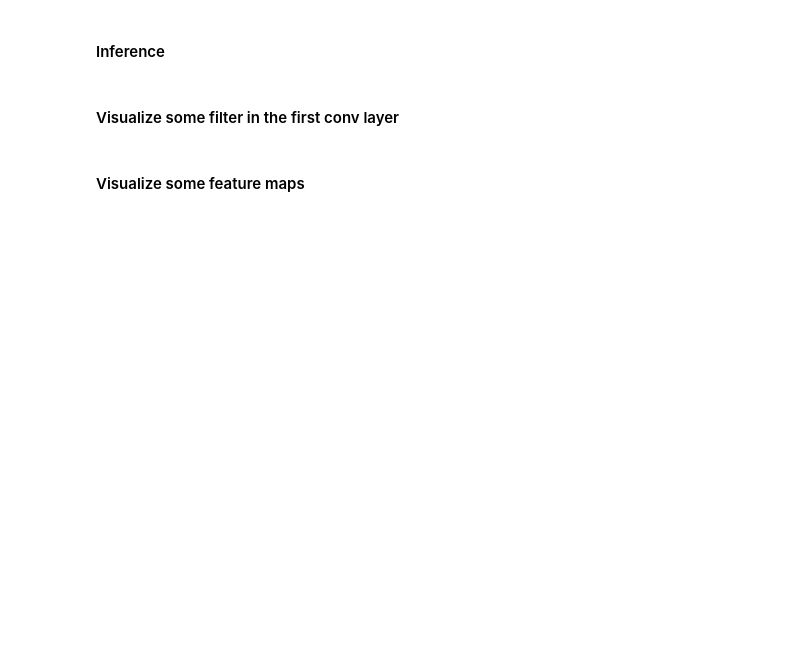
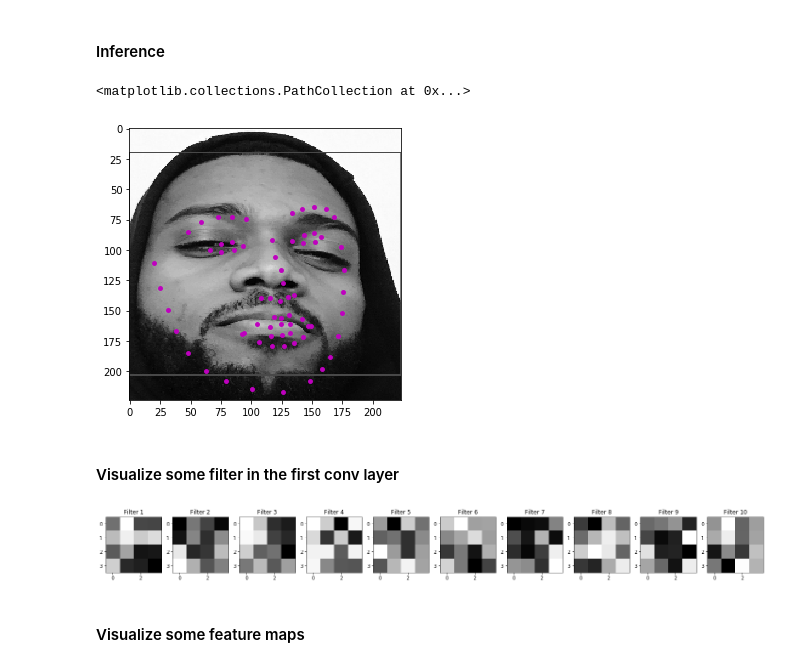
Before and after one commit to Mdhvince/Facial_Keypoints_Detection_CVND, a Jupyter notebook: inference.ipynb, the cells around one changed output. Cells and saved outputs as stored; diff of their text form; code cells hidden in the pictures; blank space fills up the shorter version.

```diff
--- a/inference.ipynb
+++ b/inference.ipynb
@@ -21,6 +23,8 @@ import torch.optim as optim
 # %% [markdown]
 #### Load model
 # %%
-model.load_state_dict(torch.load('/content/drive/My Drive/Colab Notebooks/P1_Facial_Keypoints/saved_models/model2.pt', map_location='cpu'))
+model = Net()
+
+model.load_state_dict(torch.load('saved_models/model2.pt', map_location='cpu'))
 model.eval()
 print("Model succefully loaded !")
@@ -111,41 +115,43 @@ model.cpu()
 # Predict keypoint
 for (x,y,w,h) in faces:
 
-    image_kpts = img_detection[y:y+h, x:x+w]
+    image_kpts = img_detection[y-90:y+h+90, x:x+w]
 
 
 image_kpts = cv2.resize(image_kpts, (224,224))
 
 image_kpts = normalize_img(image_kpts)
 
 image_kpts = tensor_img(image_kpts)
 
 
 # convert images to FloatTensors
 image_kpts = image_kpts.type(torch.FloatTensor)
 
 # forward pass to get model output
 with torch.no_grad():
     output_pts = model(image_kpts.unsqueeze(0))
 
 # reshape to batch_size x 68 x 2 pts
 output_pts = output_pts.view(output_pts.size()[0], 68, -1)
 
 #unormalize images
 image_kpts = image_kpts.numpy()
 image_kpts = np.transpose(image_kpts, (1, 2, 0))
 
 
 #unormalize labels
 labels = output_pts.numpy()
 labels = labels*50.0+100
 labels = labels.reshape(-1, 2)
 
 
 #plt.subplot(4,5,i+1)
-plt.axis('off')
 plt.imshow(np.squeeze(image_kpts), cmap='gray')
 plt.scatter(labels[:, 0], labels[:, 1], s=60, marker='.', c='m')
+# %% [output]
+<matplotlib.collections.PathCollection at 0x...>
+[figure, added]
 # %% [markdown]
 #### Visualize some filter in the first conv layer
 # %%
@@ -157,16 +163,16 @@ w = weights1.numpy()
 
 #plot the first 10 filters
 for i in range(10):
-  #choose a filter
-  num_filter = i
+    #choose a filter
+    num_filter = i
+    filter_w = w[num_filter][0]
 
-  filter = w[num_filter][0]
+    plt.subplot(1, 10, i+1)
+    plt.title(f"Filter {i+1}")
 
-  plt.subplot(1, 10, i+1)
-  plt.axis('off')
-
-  plt.title(f"Filter {i+1}")
-  plt.imshow(filter, cmap='gray')
+    plt.imshow(filter_w, cmap='gray')
+# %% [output]
+[figure, added]
 # %% [markdown]
 #### Visualize some feature maps
 # %%
```
Also changed, not shown: parts of 8 cells of this notebook.
